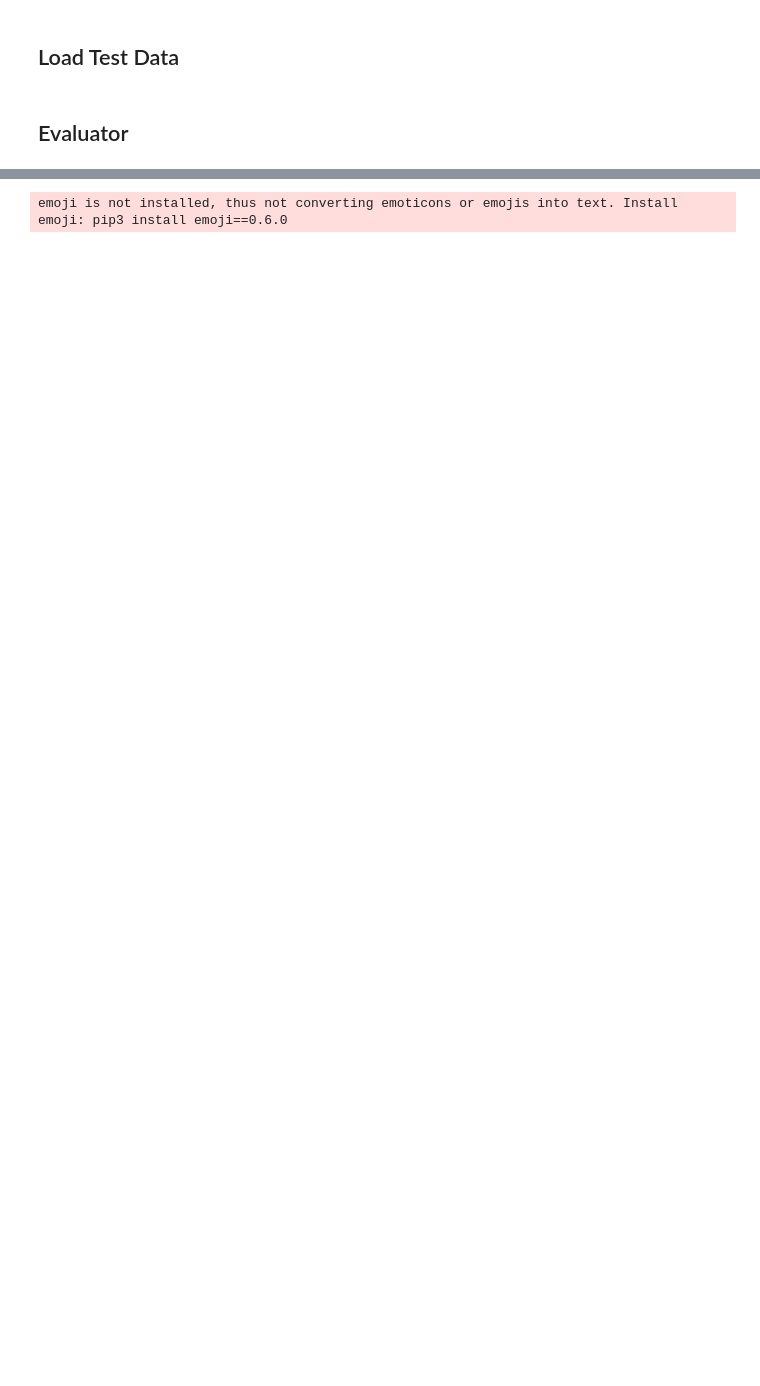
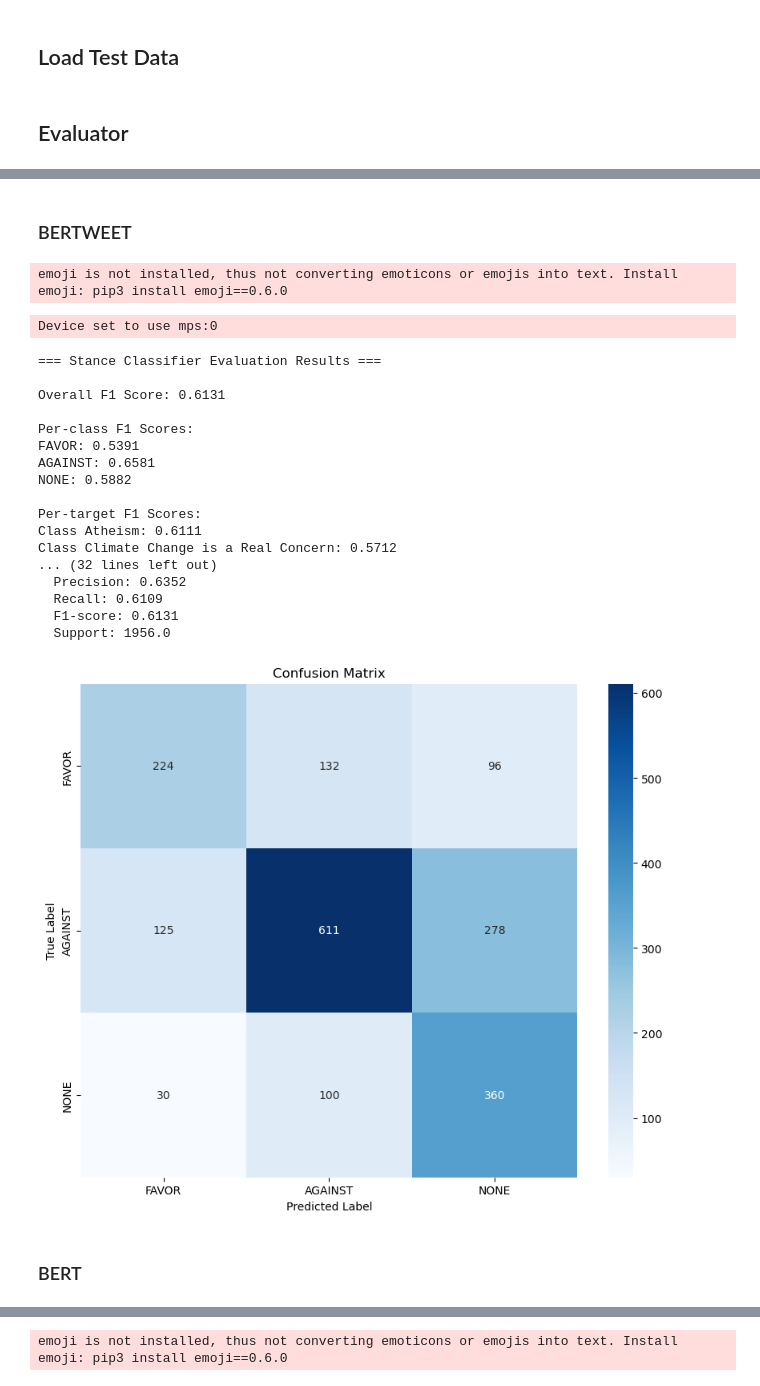
Before and after one commit to bitrao/BERT-tweet-stance-classification, a Jupyter notebook: tweet_stance_classifier_evaluate.ipynb, the cells around one changed output, grey strips where cells are left out. Drawn from its saved outputs; the diff is of its cells as text; code cells hidden in the pictures; blank space fills up the shorter version.

```diff
--- a/tweet_stance_classifier_evaluate.ipynb
+++ b/tweet_stance_classifier_evaluate.ipynb
@@ -28,0 +83,40 @@ evaluator = StanceClassifierEvaluator(class_labels=['FAVOR', 'AGAINST', 'NONE'])
+# %% [markdown]
+### BERTWEET
+# %%
+bertweet_clf = StanceClassifier.load_model('stance_model/vinai/bertweet-base')
+# %% [output]
+emoji is not installed, thus not converting emoticons or emojis into text. Install emoji: pip3 install emoji==0.6.0
+# %%
+y_preds = pd.DataFrame(bertweet_clf.predict(test_df.Tweet, y_target)).label.str.split("_").str[1].astype(int)
+# %% [output]
+Device set to use mps:0
+# %%
+# Get all evaluation metrics
+metrics = evaluator.evaluate(y_test, y_preds, y_target)
+
+# Print detailed metrics
+evaluator.print_metrics(metrics)
+
+# Plot confusion matrix
+evaluator.plot_confusion_matrix(metrics['confusion_matrix'])
+# %% [output]
+=== Stance Classifier Evaluation Results ===
+
+Overall F1 Score: 0.6131
+
+Per-class F1 Scores:
+FAVOR: 0.5391
+AGAINST: 0.6581
+NONE: 0.5882
+
+Per-target F1 Scores:
+Class Atheism: 0.6111
+Class Climate Change is a Real Concern: 0.5712
+... (32 lines left out)
+  Precision: 0.6352
+  Recall: 0.6109
+  F1-score: 0.6131
+  Support: 1956.0
+[figure, added]
+# %% [markdown]
+### BERT
```
Also changed, not shown: parts of 32 cells of this notebook, 5 other files.
